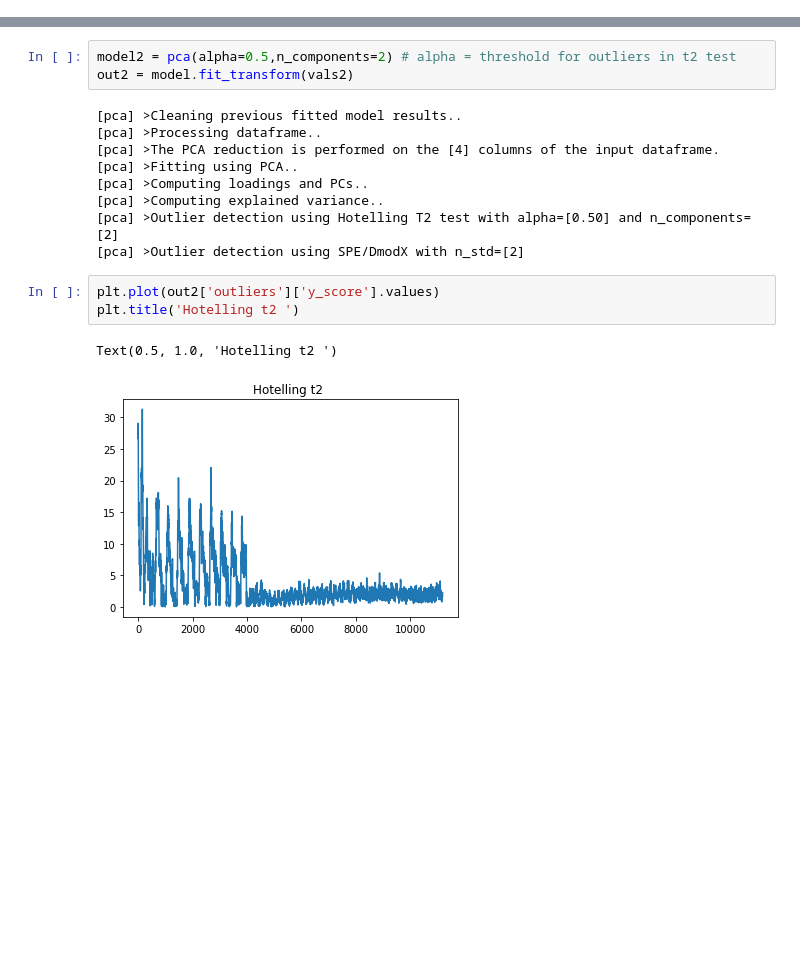
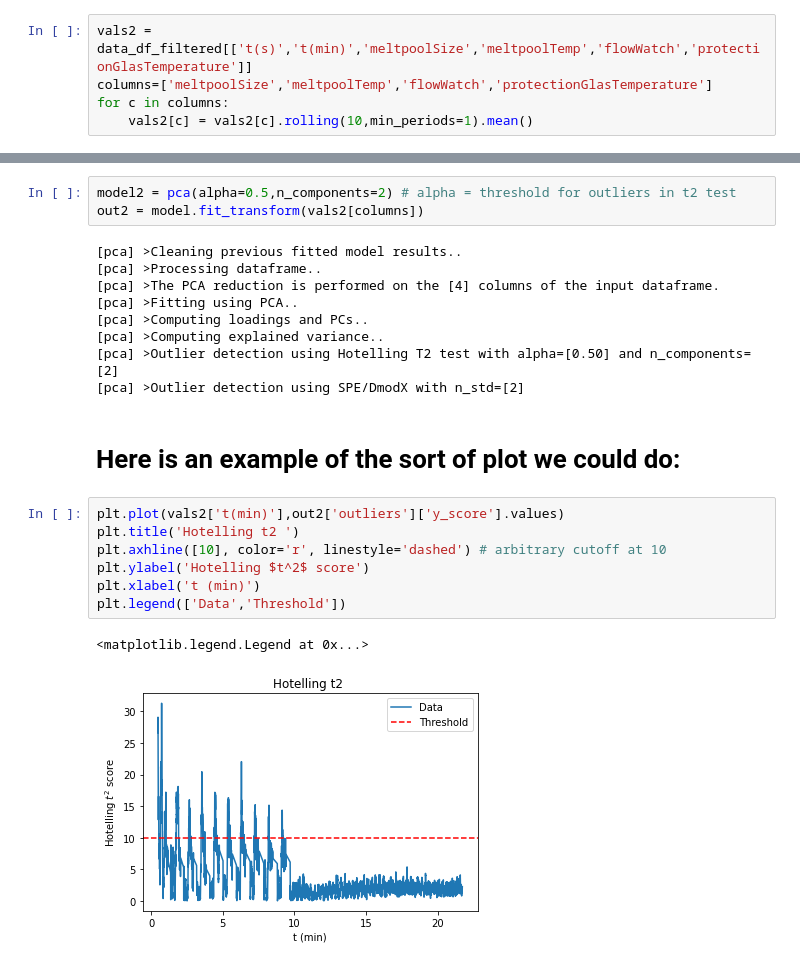
Before and after one commit to sw580844/ngif_romar, a Jupyter notebook: notebooks/2021-11-07 pca-t2.ipynb, the cells around one changed output, grey strips where cells are left out. Drawn from its saved outputs; the diff is of its cells as text; blank space fills up the shorter version.

Commit message:
Added plot example. Finished proof of concept.

```diff
--- a/notebooks/2021-11-07 pca-t2.ipynb
+++ b/notebooks/2021-11-07 pca-t2.ipynb
@@ -75,0 +85,5 @@ vals2 = vals.rolling(10,min_periods=1).mean()
+# %%
+vals2 = data_df_filtered[['t(s)','t(min)','meltpoolSize','meltpoolTemp','flowWatch','protectionGlasTemperature']]
+columns=['meltpoolSize','meltpoolTemp','flowWatch','protectionGlasTemperature']
+for c in columns:
+    vals2[c] = vals2[c].rolling(10,min_periods=1).mean()
@@ -76,6 +96,6 @@ vals2 = vals.rolling(10,min_periods=1).mean()
 # %%
 model2 = pca(alpha=0.5,n_components=2) # alpha = threshold for outliers in t2 test
-out2 = model.fit_transform(vals2)
+out2 = model.fit_transform(vals2[columns])
 # %% [output]
 [pca] >Cleaning previous fitted model results..
 [pca] >Processing dataframe..
@@ -85,9 +105,15 @@ out2 = model.fit_transform(vals2)
 [pca] >Computing explained variance..
 [pca] >Outlier detection using Hotelling T2 test with alpha=[0.50] and n_components=[2]
 [pca] >Outlier detection using SPE/DmodX with n_std=[2]
-# %%
-plt.plot(out2['outliers']['y_score'].values)
-plt.title('Hotelling t2 ')
-# %% [output]
-Text(0.5, 1.0, 'Hotelling t2 ')
-[figure, removed]
+# %% [markdown]
+# Here is an example of the sort of plot we could do:
+# %%
+plt.plot(vals2['t(min)'],out2['outliers']['y_score'].values)
+plt.title('Hotelling t2 ')
+plt.axhline([10], color='r', linestyle='dashed') # arbitrary cutoff at 10
+plt.ylabel('Hotelling $t^2$ score')
+plt.xlabel('t (min)')
+plt.legend(['Data','Threshold'])
+# %% [output]
+<matplotlib.legend.Legend at 0x...>
+[figure, added]
```
Also changed, not shown: parts of 4 cells of this notebook.
